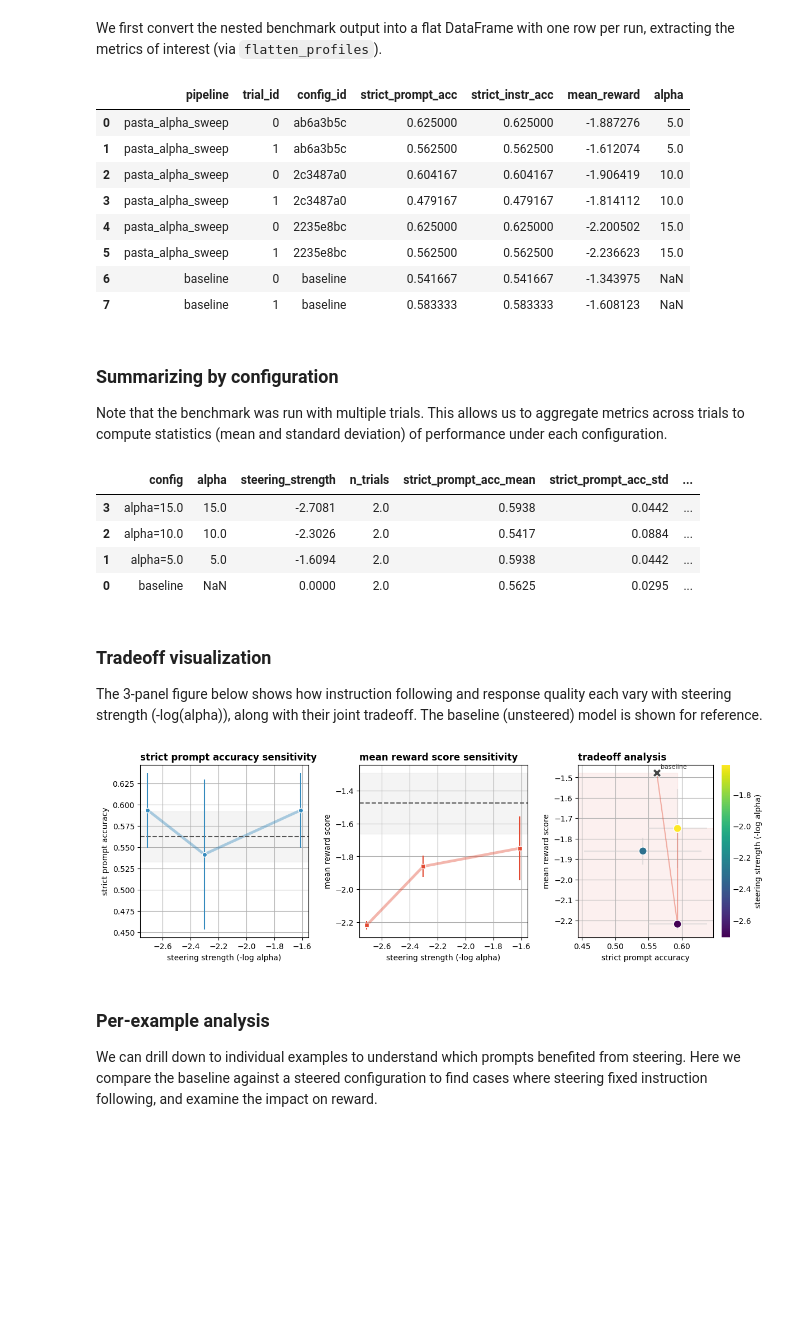
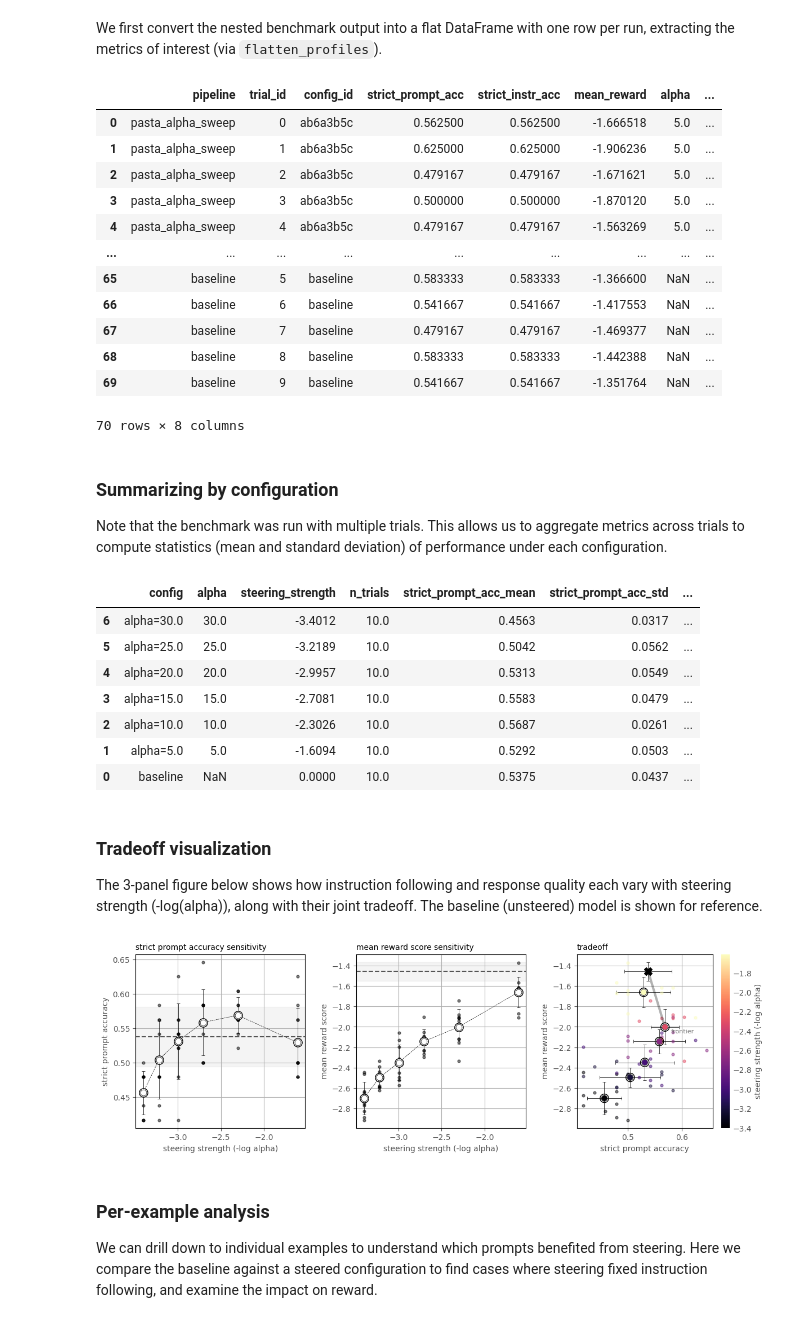
Before and after one commit to emiehling/AISteer360, a Jupyter notebook: examples/notebooks/benchmark_instruction_following/instruction_following.ipynb, the cells around one changed output. Drawn from its saved outputs; the diff is of its cells as text; code cells hidden in the pictures; blank space fills up the shorter version.

```diff
--- a/examples/notebooks/benchmark_instruction_following/instruction_following.ipynb
+++ b/examples/notebooks/benchmark_instruction_following/instruction_following.ipynb
@@ -9,6 +9,7 @@ import pandas as pd
 import numpy as np
 import matplotlib.pyplot as plt
 import matplotlib.gridspec as gridspec
+from pathlib import Path
 from datasets import load_dataset
 from transformers import logging as hf_logging
 
@@ -28,9 +29,14 @@ from aisteer360.evaluation.utils.data_utils import (
 from aisteer360.evaluation.utils.viz_utils import (
     plot_metric_heatmap,
     plot_sensitivity,
-    plot_tradeoff_with_pareto,
+    plot_tradeoff,
 )
 
 hf_logging.set_verbosity_error()
 
 MODEL_NAME = "Qwen/Qwen2.5-1.5B-Instruct"
+
+# directory for saving figures (local to this notebook)
+NOTEBOOK_DIR = Path(__file__).parent if "__file__" in dir() else Path.cwd() / "examples/notebooks/benchmark_instruction_following"
+FIGURE_DIR = NOTEBOOK_DIR / "figures"
+FIGURE_DIR.mkdir(exist_ok=True)
@@ -188,9 +192,9 @@ pasta_spec = ControlSpec(
         {"alpha": 5.0},
         {"alpha": 10.0},
         {"alpha": 15.0},
-        # {"alpha": 20.0},
-        # {"alpha": 25.0},
-        # {"alpha": 30.0},
+        {"alpha": 20.0},
+        {"alpha": 25.0},
+        {"alpha": 30.0},
     ],
     name="PASTA",
 )
@@ -232,7 +236,7 @@ benchmark = Benchmark(
         "attn_implementation": "eager",
     },
     device_map="auto",
-    num_trials=2
+    num_trials=10
 )
 # %% [markdown]
 Running the benchmark yields the profiles across the baseline and the full set of configurations in the spec.
@@ -262,8 +269,9 @@ runs_df = flatten_profiles(
     }
 )
 
-# extract the swept alpha parameter as a column
+# extract the swept alpha parameter and compute steering strength
 runs_df["alpha"] = get_param_values(runs_df, "PASTA", "alpha")
+runs_df["steering_strength"] = runs_df["alpha"].apply(lambda a: 0.0 if pd.isna(a) else -np.log(a))
 
 display(
     runs_df
@@ -272,15 +280,19 @@ display(
     .reset_index(drop=True)
 )
 # %% [output]
-|  | pipeline | trial_id | config_id | strict_prompt_acc | strict_instr_acc | mean_reward | alpha |
-| 0 | pasta_alpha_sweep | 0 | ab6a3b5c | 0.625000 | 0.625000 | -1.887276 | 5.0 |
-| 1 | pasta_alpha_sweep | 1 | ab6a3b5c | 0.562500 | 0.562500 | -1.612074 | 5.0 |
-| 2 | pasta_alpha_sweep | 0 | 2c3487a0 | 0.604167 | 0.604167 | -1.906419 | 10.0 |
-| 3 | pasta_alpha_sweep | 1 | 2c3487a0 | 0.479167 | 0.479167 | -1.814112 | 10.0 |
-| 4 | pasta_alpha_sweep | 0 | 2235e8bc | 0.625000 | 0.625000 | -2.200502 | 15.0 |
-| 5 | pasta_alpha_sweep | 1 | 2235e8bc | 0.562500 | 0.562500 | -2.236623 | 15.0 |
-| 6 | baseline | 0 | baseline | 0.541667 | 0.541667 | -1.343975 | NaN |
-| 7 | baseline | 1 | baseline | 0.583333 | 0.583333 | -1.608123 | NaN |
+|  | pipeline | trial_id | config_id | strict_prompt_acc | strict_instr_acc | mean_reward | alpha | ... |
+| 0 | pasta_alpha_sweep | 0 | ab6a3b5c | 0.562500 | 0.562500 | -1.666518 | 5.0 | ... |
+| 1 | pasta_alpha_sweep | 1 | ab6a3b5c | 0.625000 | 0.625000 | -1.906236 | 5.0 | ... |
+| 2 | pasta_alpha_sweep | 2 | ab6a3b5c | 0.479167 | 0.479167 | -1.671621 | 5.0 | ... |
+| 3 | pasta_alpha_sweep | 3 | ab6a3b5c | 0.500000 | 0.500000 | -1.870120 | 5.0 | ... |
+| 4 | pasta_alpha_sweep | 4 | ab6a3b5c | 0.479167 | 0.479167 | -1.563269 | 5.0 | ... |
+| ... | ... | ... | ... | ... | ... | ... | ... | ... |
+| 65 | baseline | 5 | baseline | 0.583333 | 0.583333 | -1.366600 | NaN | ... |
+| 66 | baseline | 6 | baseline | 0.541667 | 0.541667 | -1.417553 | NaN | ... |
+| 67 | baseline | 7 | baseline | 0.479167 | 0.479167 | -1.469377 | NaN | ... |
+| 68 | baseline | 8 | baseline | 0.583333 | 0.583333 | -1.442388 | NaN | ... |
+| 69 | baseline | 9 | baseline | 0.541667 | 0.541667 | -1.351764 | NaN | ... |
+70 rows × 8 columns
 # %% [markdown]
 ### Summarizing by configuration
 
@@ -314,10 +326,13 @@ display(summary[[
 ]].sort_values("steering_strength").round(4))
 # %% [output]
 |  | config | alpha | steering_strength | n_trials | strict_prompt_acc_mean | strict_prompt_acc_std | ... |
-| 3 | alpha=15.0 | 15.0 | -2.7081 | 2.0 | 0.5938 | 0.0442 | ... |
-| 2 | alpha=10.0 | 10.0 | -2.3026 | 2.0 | 0.5417 | 0.0884 | ... |
-| 1 | alpha=5.0 | 5.0 | -1.6094 | 2.0 | 0.5938 | 0.0442 | ... |
-| 0 | baseline | NaN | 0.0000 | 2.0 | 0.5625 | 0.0295 | ... |
+| 6 | alpha=30.0 | 30.0 | -3.4012 | 10.0 | 0.4563 | 0.0317 | ... |
+| 5 | alpha=25.0 | 25.0 | -3.2189 | 10.0 | 0.5042 | 0.0562 | ... |
+| 4 | alpha=20.0 | 20.0 | -2.9957 | 10.0 | 0.5313 | 0.0549 | ... |
+| 3 | alpha=15.0 | 15.0 | -2.7081 | 10.0 | 0.5583 | 0.0479 | ... |
+| 2 | alpha=10.0 | 10.0 | -2.3026 | 10.0 | 0.5687 | 0.0261 | ... |
+| 1 | alpha=5.0 | 5.0 | -1.6094 | 10.0 | 0.5292 | 0.0503 | ... |
+| 0 | baseline | NaN | 0.0000 | 10.0 | 0.5375 | 0.0437 | ... |
 # %% [markdown]
 ### Tradeoff visualization
 
@@ -325,6 +340,7 @@ The 3-panel figure below shows how instruction following and response quality ea
 # %%
 baseline = summary[summary["pipeline"] == "baseline"]
 swept = summary[summary["pipeline"] != "baseline"].sort_values("steering_strength")
+per_trial_data = runs_df[runs_df["pipeline"] != "baseline"]
 
 fig = plt.figure(figsize=(14, 4))
 gs = gridspec.GridSpec(1, 3, width_ratios=[1, 1, 1], wspace=0.3)
@@ -336,42 +352,45 @@ plot_sensitivity(
     metric="strict_prompt_acc",
     sweep_col="steering_strength",
     baseline=baseline,
+    per_trial_data=per_trial_data,
     ax=axes[0],
     metric_label="strict prompt accuracy",
     sweep_label="steering strength (-log alpha)",
-    color="#348ABD",
-    marker="o",
+    save_path=FIGURE_DIR / "sensitivity_strict_prompt_acc.png",
 )
 
 # reward sensitivity
 plot_sensitivity(
     swept,
     metric="mean_reward",
     sweep_col="steering_strength",
     baseline=baseline,
+    per_trial_data=per_trial_data,
     ax=axes[1],
     metric_label="mean reward score",
     sweep_label="steering strength (-log alpha)",
-    color="#E24A33",
-    marker="s",
+    save_path=FIGURE_DIR / "sensitivity_mean_reward.png",
 )
 
 # tradeoff scatter with Pareto frontier
-plot_tradeoff_with_pareto(
+plot_tradeoff(
     swept,
     x_metric="strict_prompt_acc",
     y_metric="mean_reward",
     sweep_col="steering_strength",
     baseline=baseline,
+    per_trial_data=per_trial_data,
     ax=axes[2],
     x_label="strict prompt accuracy",
     y_label="mean reward score",
     sweep_label="steering strength (-log alpha)",
+    save_path=FIGURE_DIR / "tradeoff.png",
 )
 
+# fig.savefig(FIGURE_DIR / "tradeoff_analysis.png", bbox_inches="tight", dpi=150)
 plt.show()
 # %% [output]
-[figure, old version]
+[figure, new version]
 # %% [markdown]
 ### Per-example analysis
 
```
Also changed, not shown: parts of 6 cells of this notebook, 2 other files.
